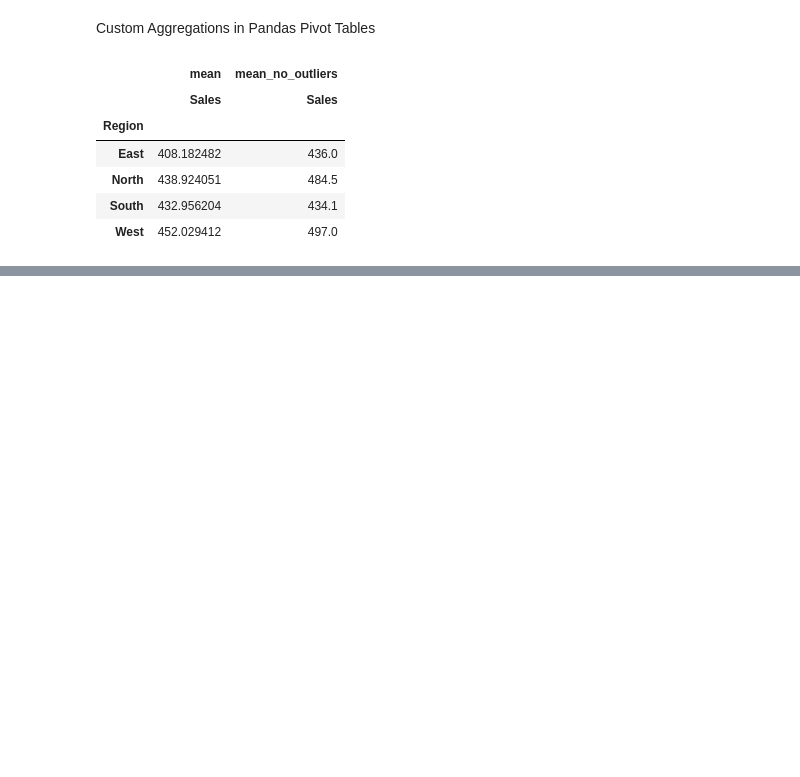
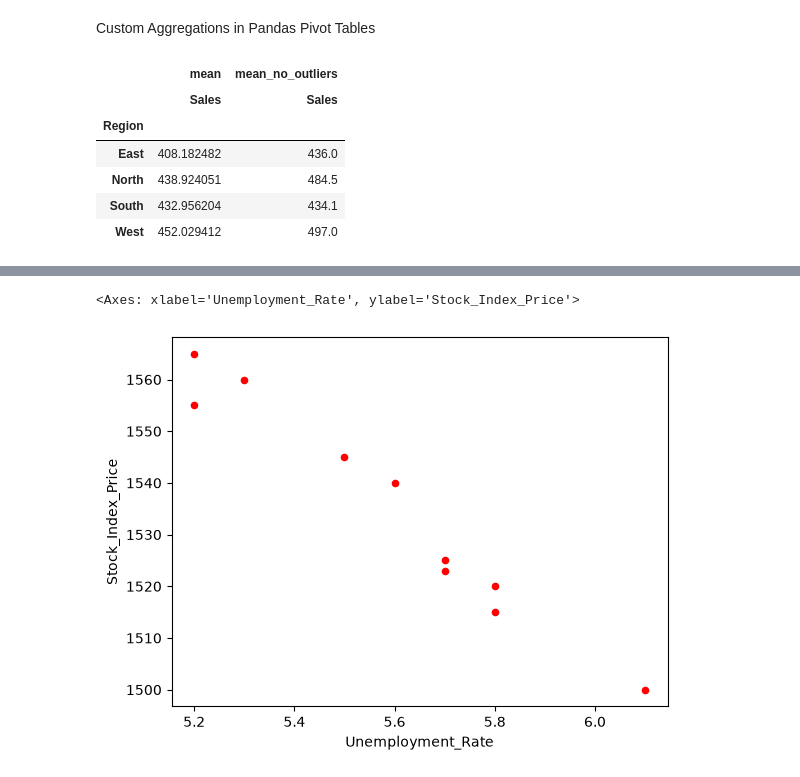
Before and after one commit to gokul-raj-c/Data-Science, a Jupyter notebook: Pandas Tutorials/pandas_tutorials3.ipynb, the cells around one changed output, grey strips where cells are left out. Cells and saved outputs as stored; diff of their text form; code cells hidden in the pictures; blank space fills up the shorter version.

```diff
--- a/Pandas Tutorials/pandas_tutorials3.ipynb
+++ b/Pandas Tutorials/pandas_tutorials3.ipynb
@@ -91,3 +91,11 @@ pivot
 | North | 438.924051 | 484.5 |
 | South | 432.956204 | 434.1 |
 | West | 452.029412 | 497.0 |
+# %%
+data = {
+    'Unemployment_Rate': [6.1, 5.8, 5.7, 5.7, 5.8, 5.6, 5.5, 5.3, 5.2, 5.2],
+    'Stock_Index_Price': [1500, 1520, 1525, 1523, 1515, 1540, 1545, 1560, 1555, 1565]
+}
+df = pd.DataFrame(data, columns=['Unemployment_Rate',
+'Stock_Index_Price'])
+print(df)
@@ -93,0 +114,5 @@ pivot
+# %%
+df.plot(x='Unemployment_Rate', y='Stock_Index_Price', kind='scatter', color='r')
+# %% [output]
+<Axes: xlabel='Unemployment_Rate', ylabel='Stock_Index_Price'>
+[figure, added]
```
Also changed, not shown: parts of 4 cells of this notebook, 4 other files.
